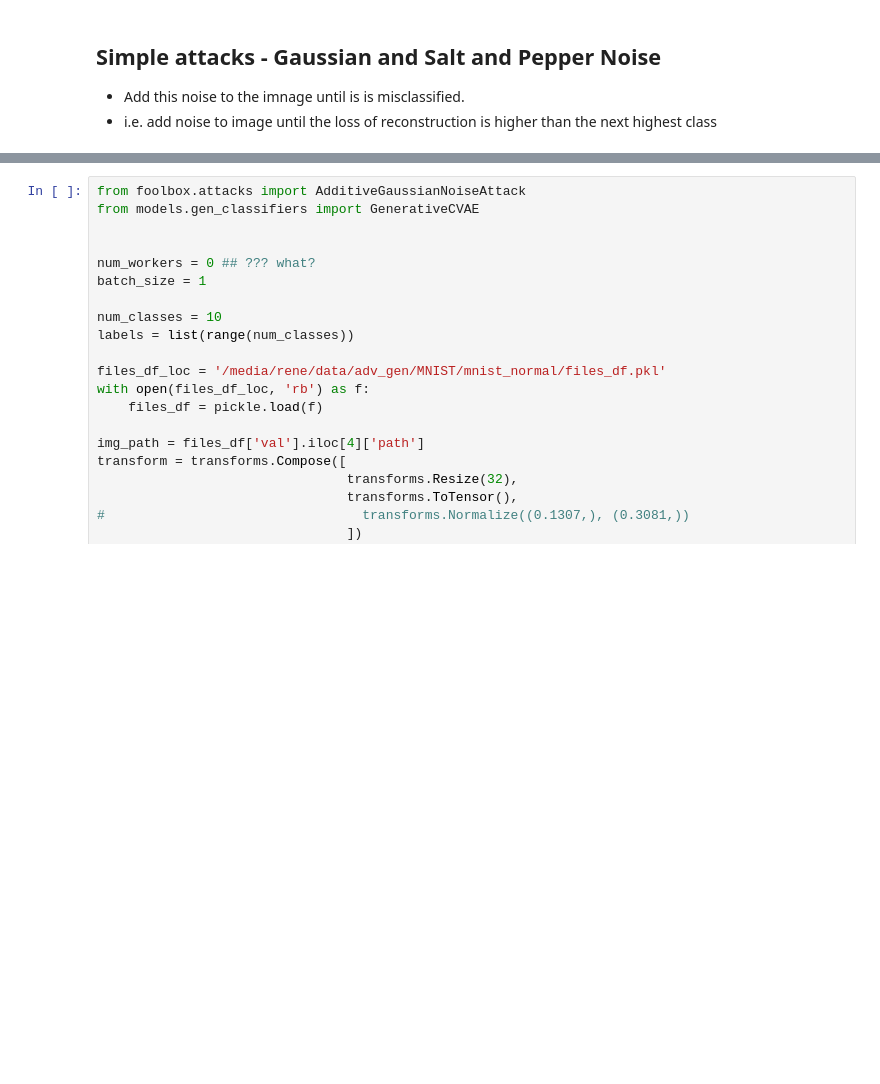
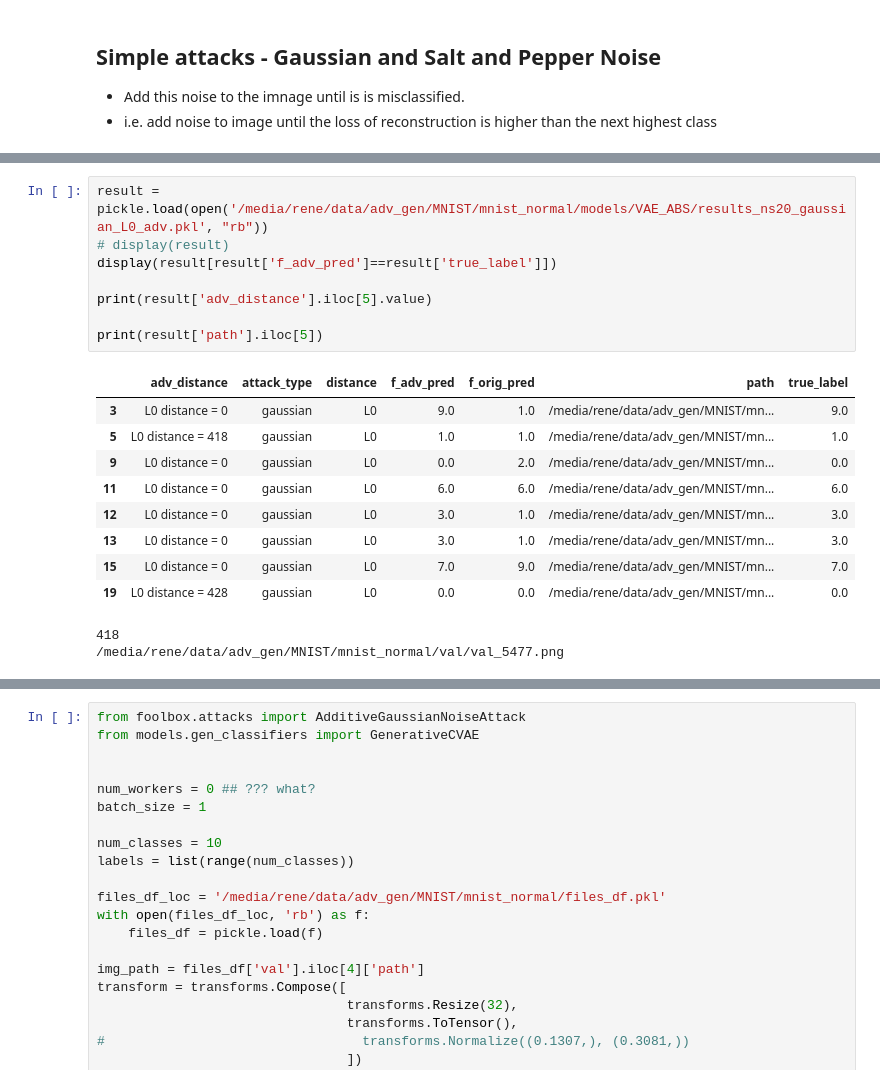
Before and after one commit to renebidart/adv-gen, a Jupyter notebook: notebooks/attacks.ipynb, the cells around one changed output, grey strips where cells are left out. Saved outputs shown, nothing was run; the diff lists cells and outputs as text; blank space fills up the shorter version.

```diff
--- a/notebooks/attacks.ipynb
+++ b/notebooks/attacks.ipynb
@@ -238,0 +145,20 @@ predicted_label: 6, True Label: 7.0
+# %%
+result = pickle.load(open('/media/rene/data/adv_gen/MNIST/mnist_normal/models/VAE_ABS/results_ns20_gaussian_L0_adv.pkl', "rb"))
+# display(result)
+display(result[result['f_adv_pred']==result['true_label']])
+
+print(result['adv_distance'].iloc[5].value)
+
+print(result['path'].iloc[5])
+# %% [output]
+|  | adv_distance | attack_type | distance | f_adv_pred | f_orig_pred | path | true_label |
+| 3 | L0 distance = 0 | gaussian | L0 | 9.0 | 1.0 | /media/rene/data/adv_gen/MNIST/mn... | 9.0 |
+| 5 | L0 distance = 418 | gaussian | L0 | 1.0 | 1.0 | /media/rene/data/adv_gen/MNIST/mn... | 1.0 |
+| 9 | L0 distance = 0 | gaussian | L0 | 0.0 | 2.0 | /media/rene/data/adv_gen/MNIST/mn... | 0.0 |
+| 11 | L0 distance = 0 | gaussian | L0 | 6.0 | 6.0 | /media/rene/data/adv_gen/MNIST/mn... | 6.0 |
+| 12 | L0 distance = 0 | gaussian | L0 | 3.0 | 1.0 | /media/rene/data/adv_gen/MNIST/mn... | 3.0 |
+| 13 | L0 distance = 0 | gaussian | L0 | 3.0 | 1.0 | /media/rene/data/adv_gen/MNIST/mn... | 3.0 |
+| 15 | L0 distance = 0 | gaussian | L0 | 7.0 | 9.0 | /media/rene/data/adv_gen/MNIST/mn... | 7.0 |
+| 19 | L0 distance = 428 | gaussian | L0 | 0.0 | 0.0 | /media/rene/data/adv_gen/MNIST/mn... | 0.0 |
+418
+/media/rene/data/adv_gen/MNIST/mnist_normal/val/val_5477.png
```
Also changed, not shown: parts of 11 cells of this notebook, 12 other files.
